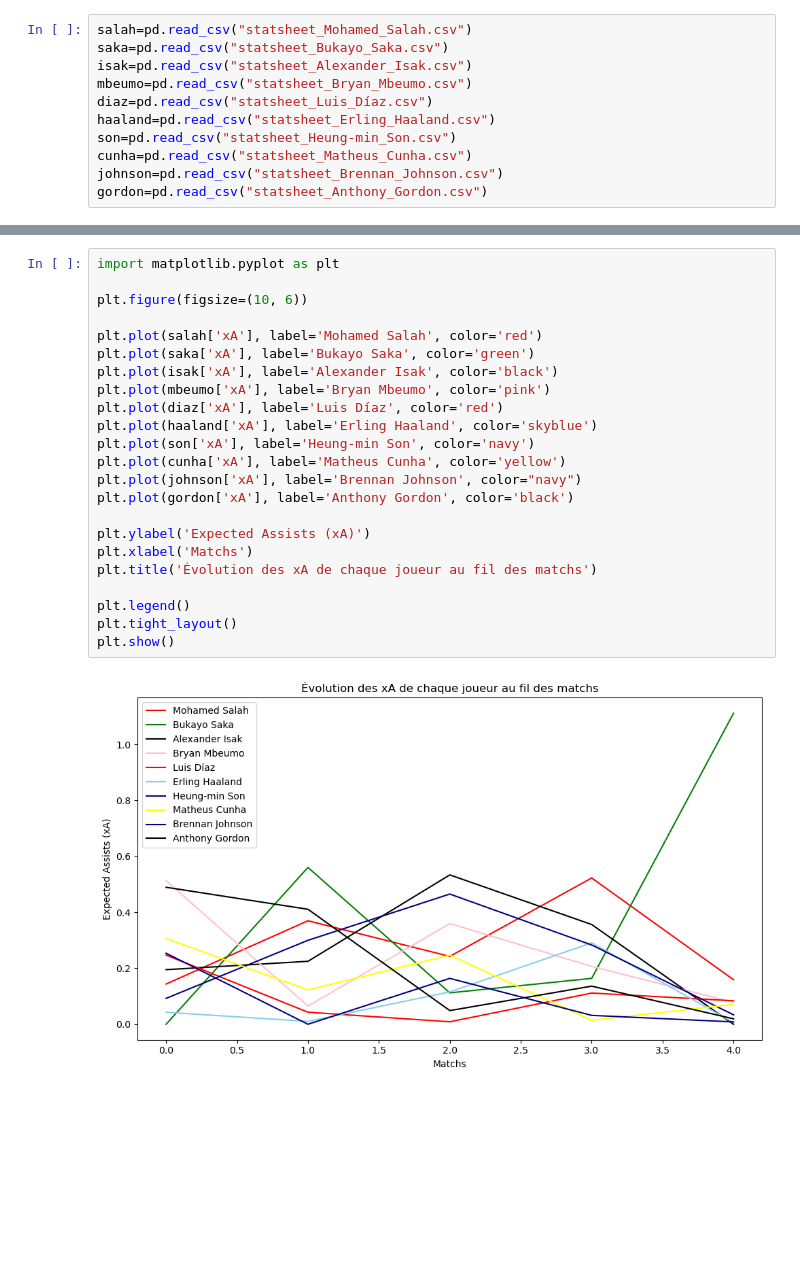
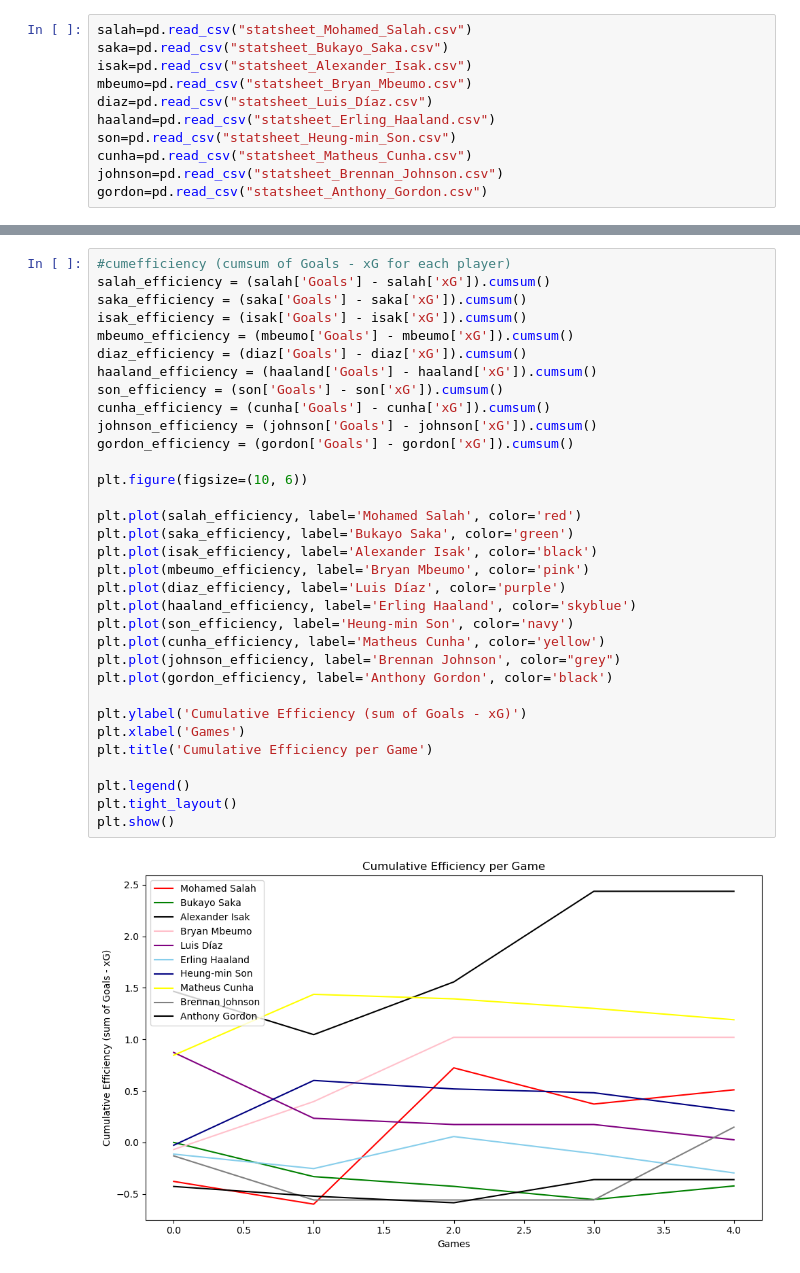
Before and after one commit to mounirfrhn/Premier-League-Simulation, a Jupyter notebook: descriptive.ipynb, the cells around one changed output, grey strips where cells are left out. Drawn from its saved outputs; the diff is of its cells as text; blank space fills up the shorter version.

```diff
--- a/descriptive.ipynb
+++ b/descriptive.ipynb
@@ -63,25 +67,35 @@ plt.show()
 # %%
-import matplotlib.pyplot as plt
+#cumefficiency (cumsum of Goals - xG for each player)
+salah_efficiency = (salah['Goals'] - salah['xG']).cumsum()
+saka_efficiency = (saka['Goals'] - saka['xG']).cumsum()
+isak_efficiency = (isak['Goals'] - isak['xG']).cumsum()
+mbeumo_efficiency = (mbeumo['Goals'] - mbeumo['xG']).cumsum()
+diaz_efficiency = (diaz['Goals'] - diaz['xG']).cumsum()
+haaland_efficiency = (haaland['Goals'] - haaland['xG']).cumsum()
+son_efficiency = (son['Goals'] - son['xG']).cumsum()
+cunha_efficiency = (cunha['Goals'] - cunha['xG']).cumsum()
+johnson_efficiency = (johnson['Goals'] - johnson['xG']).cumsum()
+gordon_efficiency = (gordon['Goals'] - gordon['xG']).cumsum()
 
 plt.figure(figsize=(10, 6))
 
-plt.plot(salah['xA'], label='Mohamed Salah', color='red')
-plt.plot(saka['xA'], label='Bukayo Saka', color='green')
-plt.plot(isak['xA'], label='Alexander Isak', color='black')
-plt.plot(mbeumo['xA'], label='Bryan Mbeumo', color='pink')
-plt.plot(diaz['xA'], label='Luis Díaz', color='red')
-plt.plot(haaland['xA'], label='Erling Haaland', color='skyblue')
-plt.plot(son['xA'], label='Heung-min Son', color='navy')
-plt.plot(cunha['xA'], label='Matheus Cunha', color='yellow')
-plt.plot(johnson['xA'], label='Brennan Johnson', color="navy")
-plt.plot(gordon['xA'], label='Anthony Gordon', color='black')
+plt.plot(salah_efficiency, label='Mohamed Salah', color='red')
+plt.plot(saka_efficiency, label='Bukayo Saka', color='green')
+plt.plot(isak_efficiency, label='Alexander Isak', color='black')
+plt.plot(mbeumo_efficiency, label='Bryan Mbeumo', color='pink')
+plt.plot(diaz_efficiency, label='Luis Díaz', color='purple')
+plt.plot(haaland_efficiency, label='Erling Haaland', color='skyblue')
+plt.plot(son_efficiency, label='Heung-min Son', color='navy')
+plt.plot(cunha_efficiency, label='Matheus Cunha', color='yellow')
+plt.plot(johnson_efficiency, label='Brennan Johnson', color="grey")
+plt.plot(gordon_efficiency, label='Anthony Gordon', color='black')
 
-plt.ylabel('Expected Assists (xA)')
-plt.xlabel('Matchs')
-plt.title('Évolution des xA de chaque joueur au fil des matchs')
+plt.ylabel('Cumulative Efficiency (sum of Goals - xG)')
+plt.xlabel('Games')
+plt.title('Cumulative Efficiency per Game')
 
 plt.legend()
 plt.tight_layout()
 plt.show()
 # %% [output]
-[figure, old version]
+[figure, new version]
```
Also changed, not shown: parts of 5 cells of this notebook.
